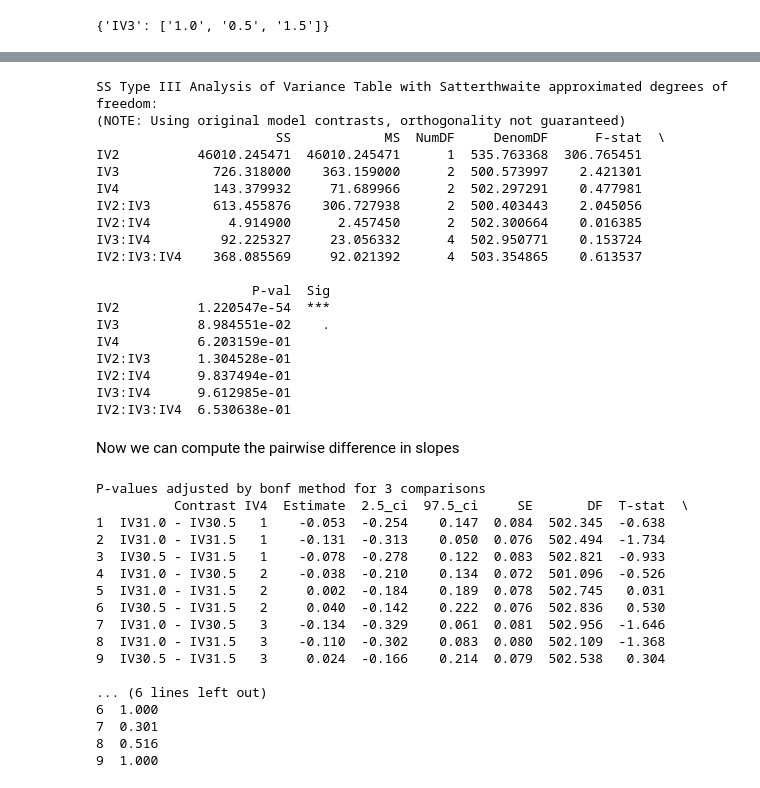
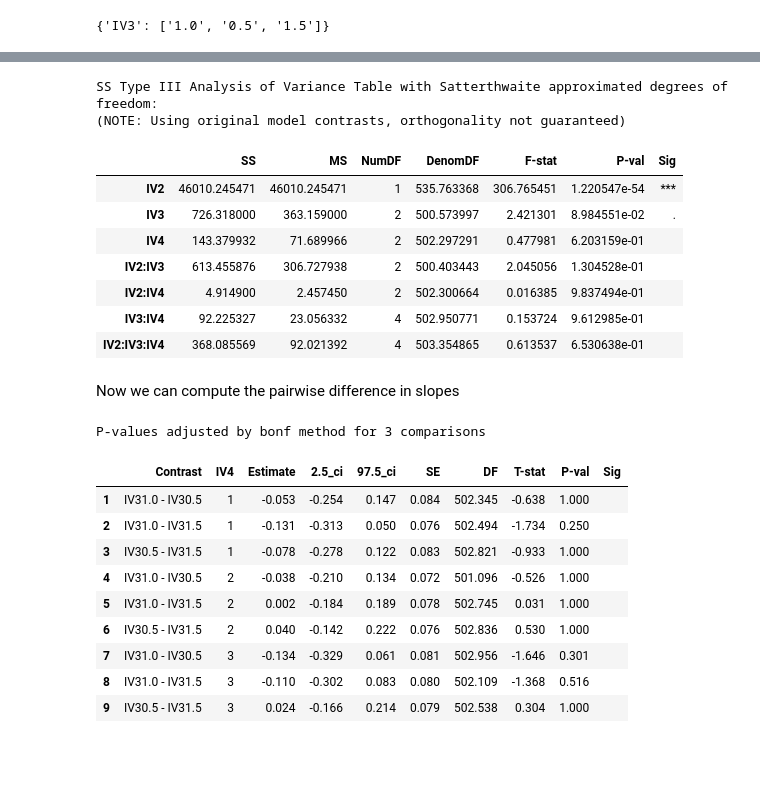
Before and after one commit to ejolly/pymer4, a Jupyter notebook: docs/tutorials/03_posthoc.ipynb, the cells around one changed output, grey strips where cells are left out. Drawn from its saved outputs; the diff is of its cells as text; code cells hidden in the pictures; blank space fills up the shorter version.

```diff
--- a/docs/tutorials/03_posthoc.ipynb
+++ b/docs/tutorials/03_posthoc.ipynb
@@ -191,52 +178,37 @@ model.fit(
 )
 
 # Get ANOVA table
-print(model.anova())
+model.anova()
 # %% [output]
 SS Type III Analysis of Variance Table with Satterthwaite approximated degrees of freedom:
 (NOTE: Using original model contrasts, orthogonality not guaranteed)
-                       SS            MS  NumDF     DenomDF      F-stat  \
-IV2          46010.245471  46010.245471      1  535.763368  306.765451
-IV3            726.318000    363.159000      2  500.573997    2.421301
-IV4            143.379932     71.689966      2  502.297291    0.477981
-IV2:IV3        613.455876    306.727938      2  500.403443    2.045056
-IV2:IV4          4.914900      2.457450      2  502.300664    0.016385
-IV3:IV4         92.225327     23.056332      4  502.950771    0.153724
-IV2:IV3:IV4    368.085569     92.021392      4  503.354865    0.613537
-
-                    P-val  Sig
-IV2          1.220547e-54  ***
-IV3          8.984551e-02    .
-IV4          6.203159e-01
-IV2:IV3      1.304528e-01
-IV2:IV4      9.837494e-01
-IV3:IV4      9.612985e-01
-IV2:IV3:IV4  6.530638e-01
+|  | SS | MS | NumDF | DenomDF | F-stat | P-val | Sig |
+| IV2 | 46010.245471 | 46010.245471 | 1 | 535.763368 | 306.765451 | 1.220547e-54 | *** |
+| IV3 | 726.318000 | 363.159000 | 2 | 500.573997 | 2.421301 | 8.984551e-02 | . |
+| IV4 | 143.379932 | 71.689966 | 2 | 502.297291 | 0.477981 | 6.203159e-01 |  |
+| IV2:IV3 | 613.455876 | 306.727938 | 2 | 500.403443 | 2.045056 | 1.304528e-01 |  |
+| IV2:IV4 | 4.914900 | 2.457450 | 2 | 502.300664 | 0.016385 | 9.837494e-01 |  |
+| IV3:IV4 | 92.225327 | 23.056332 | 4 | 502.950771 | 0.153724 | 9.612985e-01 |  |
+| IV2:IV3:IV4 | 368.085569 | 92.021392 | 4 | 503.354865 | 0.613537 | 6.530638e-01 |  |
 # %% [markdown]
 Now we can compute the pairwise difference in slopes
 # %%
 # Compute post-hoc tests with bonferroni correction
 marginal_estimates, comparisons = model.post_hoc(
     marginal_vars="IV2", grouping_vars=["IV3", "IV4"], p_adjust="bonf"
 )
 
 # Pairwise comparisons
-print(comparisons)
+comparisons
 # %% [output]
 P-values adjusted by bonf method for 3 comparisons
-          Contrast IV4  Estimate  2.5_ci  97.5_ci     SE       DF  T-stat  \
-1  IV31.0 - IV30.5   1    -0.053  -0.254    0.147  0.084  502.345  -0.638
-2  IV31.0 - IV31.5   1    -0.131  -0.313    0.050  0.076  502.494  -1.734
-3  IV30.5 - IV31.5   1    -0.078  -0.278    0.122  0.083  502.821  -0.933
-4  IV31.0 - IV30.5   2    -0.038  -0.210    0.134  0.072  501.096  -0.526
-5  IV31.0 - IV31.5   2     0.002  -0.184    0.189  0.078  502.745   0.031
-6  IV30.5 - IV31.5   2     0.040  -0.142    0.222  0.076  502.836   0.530
-7  IV31.0 - IV30.5   3    -0.134  -0.329    0.061  0.081  502.956  -1.646
-8  IV31.0 - IV31.5   3    -0.110  -0.302    0.083  0.080  502.109  -1.368
-9  IV30.5 - IV31.5   3     0.024  -0.166    0.214  0.079  502.538   0.304
-
-... (6 lines left out)
-6  1.000
-7  0.301
-8  0.516
-9  1.000
+|  | Contrast | IV4 | Estimate | 2.5_ci | 97.5_ci | SE | DF | T-stat | P-val | Sig |
+| 1 | IV31.0 - IV30.5 | 1 | -0.053 | -0.254 | 0.147 | 0.084 | 502.345 | -0.638 | 1.000 |  |
+| 2 | IV31.0 - IV31.5 | 1 | -0.131 | -0.313 | 0.050 | 0.076 | 502.494 | -1.734 | 0.250 |  |
+| 3 | IV30.5 - IV31.5 | 1 | -0.078 | -0.278 | 0.122 | 0.083 | 502.821 | -0.933 | 1.000 |  |
+| 4 | IV31.0 - IV30.5 | 2 | -0.038 | -0.210 | 0.134 | 0.072 | 501.096 | -0.526 | 1.000 |  |
+| 5 | IV31.0 - IV31.5 | 2 | 0.002 | -0.184 | 0.189 | 0.078 | 502.745 | 0.031 | 1.000 |  |
+| 6 | IV30.5 - IV31.5 | 2 | 0.040 | -0.142 | 0.222 | 0.076 | 502.836 | 0.530 | 1.000 |  |
+| 7 | IV31.0 - IV30.5 | 3 | -0.134 | -0.329 | 0.061 | 0.081 | 502.956 | -1.646 | 0.301 |  |
+| 8 | IV31.0 - IV31.5 | 3 | -0.110 | -0.302 | 0.083 | 0.080 | 502.109 | -1.368 | 0.516 |  |
+| 9 | IV30.5 - IV31.5 | 3 | 0.024 | -0.166 | 0.214 | 0.079 | 502.538 | 0.304 | 1.000 |  |
```
Also changed, not shown: parts of 17 cells of this notebook, 7 other files.
